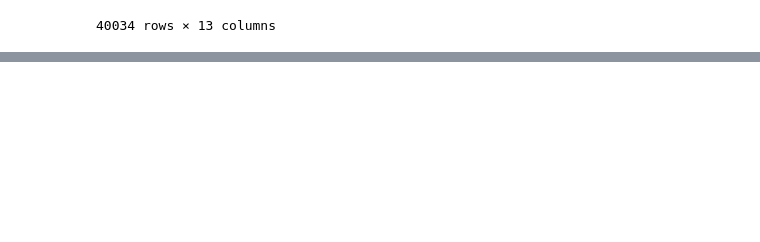
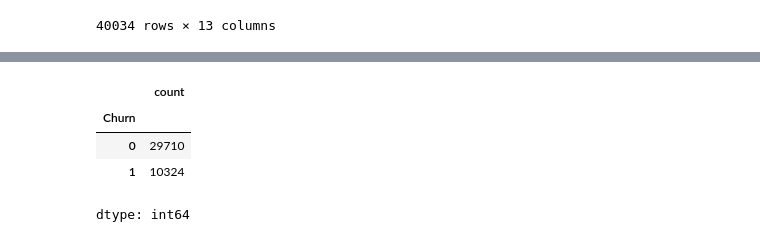
Before and after one commit to ParrvLuthra22/playerchurndataPrediction, a Jupyter notebook: PlayerChurnPrediction.ipynb, the cells around one changed output, grey strips where cells are left out. Saved outputs shown, nothing was run; the diff lists cells and outputs as text; code cells hidden in the pictures; blank space fills up the shorter version.

Commit message:
Created churn label

```diff
--- a/PlayerChurnPrediction.ipynb
+++ b/PlayerChurnPrediction.ipynb
@@ -31,0 +103,9 @@ df
+# %%
+df["Churn"] = df["EngagementLevel"].apply(lambda x: 1 if x == "Low" else 0)
+df["Churn"].value_counts()
+# %% [output]
+|  | count |
+| Churn |  |
+| 0 | 29710 |
+| 1 | 10324 |
+dtype: int64
```
Also changed, not shown: parts of 5 cells of this notebook.
